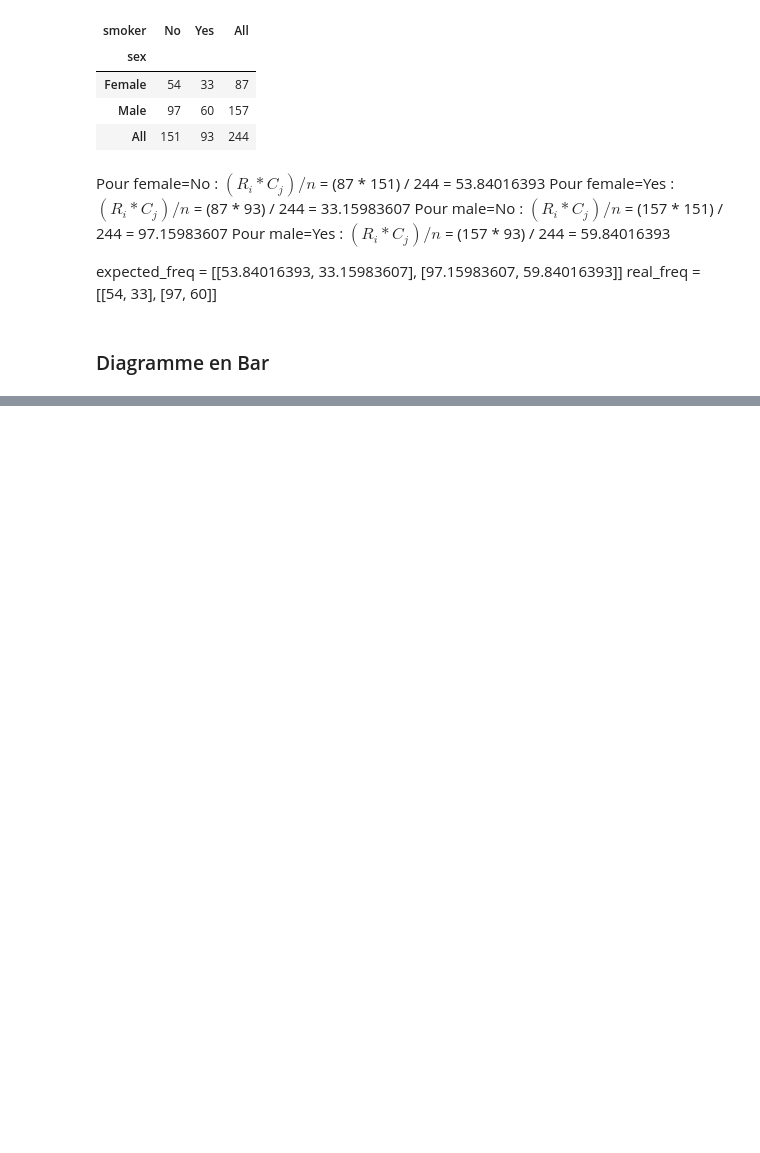
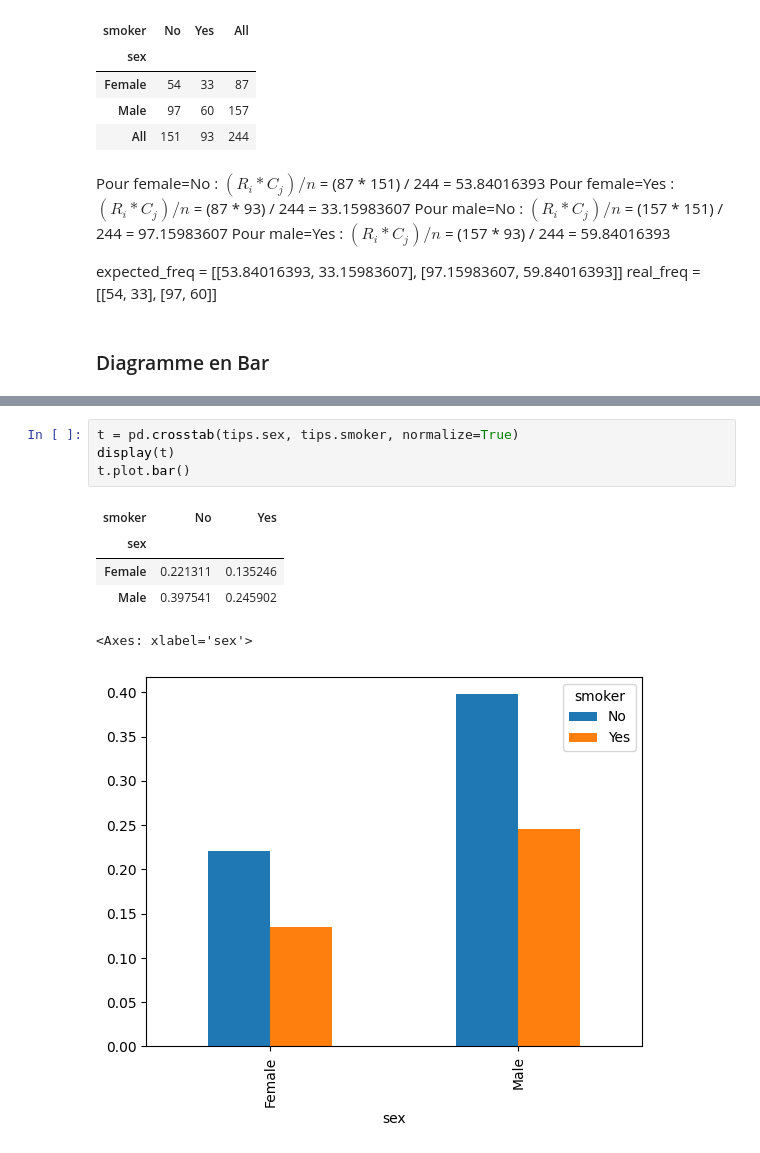
Before and after one commit to DavidTGAUTIER/mini-projects, a Jupyter notebook: Pandas-Stats/stats.ipynb, the cells around one changed output, grey strips where cells are left out. Saved outputs shown, nothing was run; the diff lists cells and outputs as text; blank space fills up the shorter version.

```diff
--- a/Pandas-Stats/stats.ipynb
+++ b/Pandas-Stats/stats.ipynb
@@ -934,2 +939,13 @@ t.plot.bar()
 <Axes: xlabel='sex'>
 [figure]
+# %%
+t = pd.crosstab(tips.sex, tips.smoker, normalize=True)
+display(t)
+t.plot.bar()
+# %% [output]
+| smoker | No | Yes |
+| sex |  |  |
+| Female | 0.221311 | 0.135246 |
+| Male | 0.397541 | 0.245902 |
+<Axes: xlabel='sex'>
+[figure, added]
```
Also changed, not shown: parts of 11 cells of this notebook.
